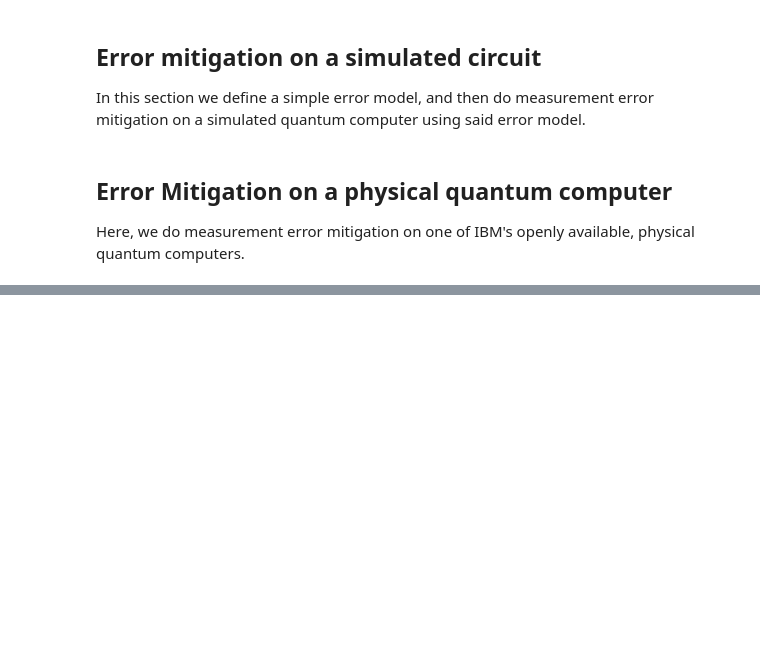
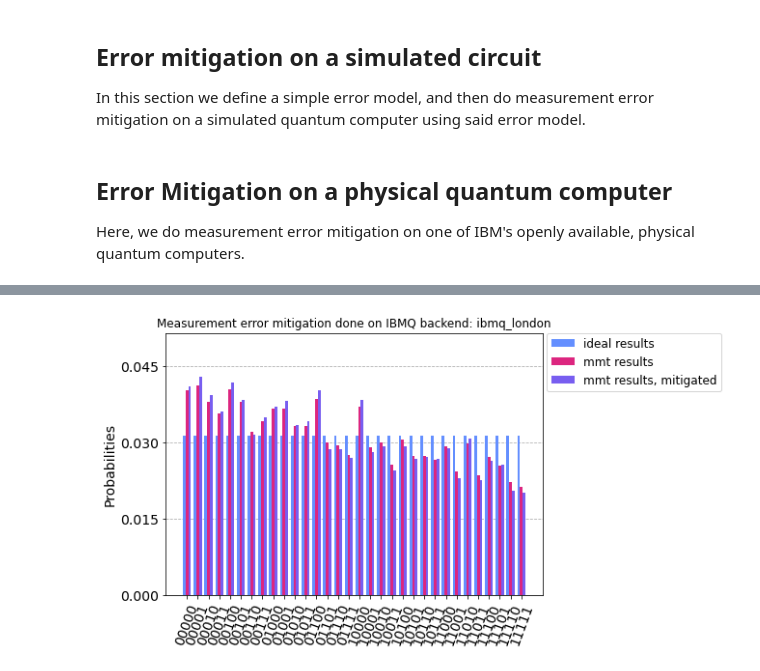
Before and after one commit to AndersHR/linear_quantum_measurement_error_mitigation, a Jupyter notebook: linear_quantum_measurement_error_mitigation.ipynb, the cells around one changed output, grey strips where cells are left out. Cells and saved outputs as stored; diff of their text form; code cells hidden in the pictures; blank space fills up the shorter version.

```diff
--- a/linear_quantum_measurement_error_mitigation.ipynb
+++ b/linear_quantum_measurement_error_mitigation.ipynb
@@ -207,0 +319,27 @@ print("Mitigated prob:\t",results_test_circuit_mitigated["00101"]/SHOTS)
+# %%
+test_circuit_3 = build_test_circuit_cat(N_QUBITS)
+
+job = ibmq_handler.run_quantum_circuit_on_IBMQ(test_circuit_3)
+
+test_circuit_3.draw()
+# %%
+# extracting measurement result counts
+
+results_test_circuit_physical_3 = job.result().get_counts()
+
+results_test_circuit_mitigated_3 = measurement_error_mitigation.mitigate_errors(results_test_circuit_physical_3)
+
+results_test_circuit_ideal_3 = {}
+for i in range(2**N_QUBITS):
+    bit_string = '{0:0{1}b}'.format(i, N_QUBITS)
+    results_test_circuit_ideal_3[bit_string] = int(SHOTS / (2**N_QUBITS))
+# %%
+plot_histogram( [results_test_circuit_ideal_3,
+                 results_test_circuit_physical_3,
+                 results_test_circuit_mitigated_3 ],
+                 title = "Measurement error mitigation done on IBMQ backend: {0}"
+                       .format(ibmq_handler.physical_backend.name()),
+                 legend = ["ideal results", "mmt results", "mmt results, mitigated"],
+                 bar_labels=False)
+# %% [output]
+[figure, added]
```
Also changed, not shown: parts of 18 cells of this notebook.
